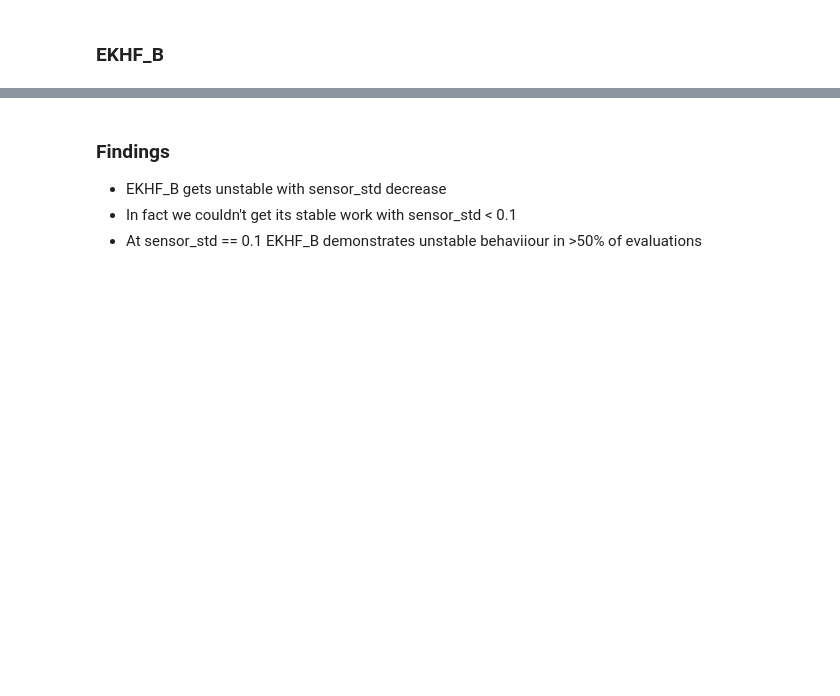
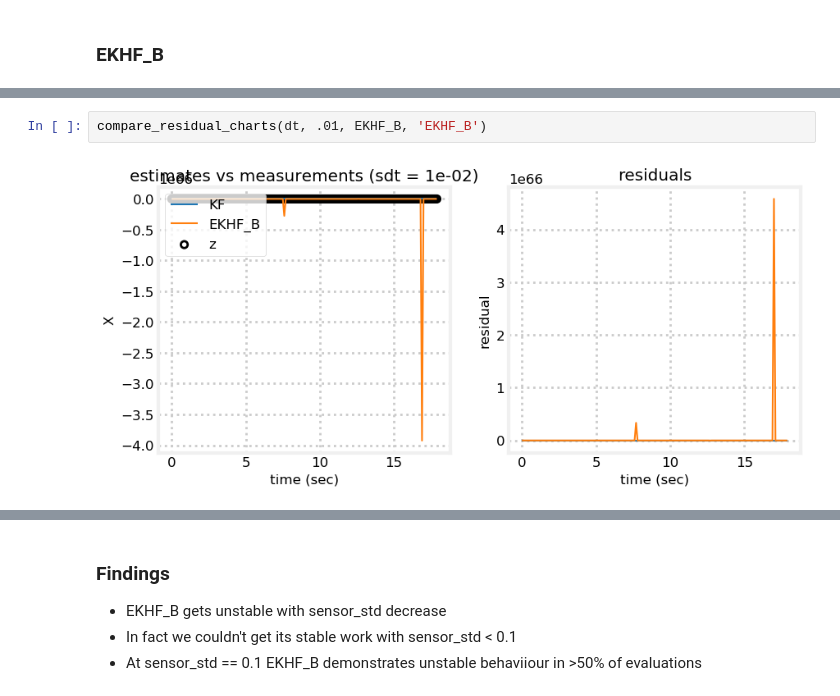
Before and after one commit to shkolnick-kun/kalman_h_infinity_filters, a Jupyter notebook: TestsLinear.ipynb, the cells around one changed output, grey strips where cells are left out. Drawn from its saved outputs; the diff is of its cells as text; blank space fills up the shorter version.

```diff
--- a/TestsLinear.ipynb
+++ b/TestsLinear.ipynb
@@ -361,0 +362,4 @@ LinAlgError: singular matrix
+# %%
+compare_residual_charts(dt, .01, EKHF_B, 'EKHF_B')
+# %% [output]
+[figure, added]
```
Also changed, not shown: parts of 20 cells of this notebook, 3 other files.
